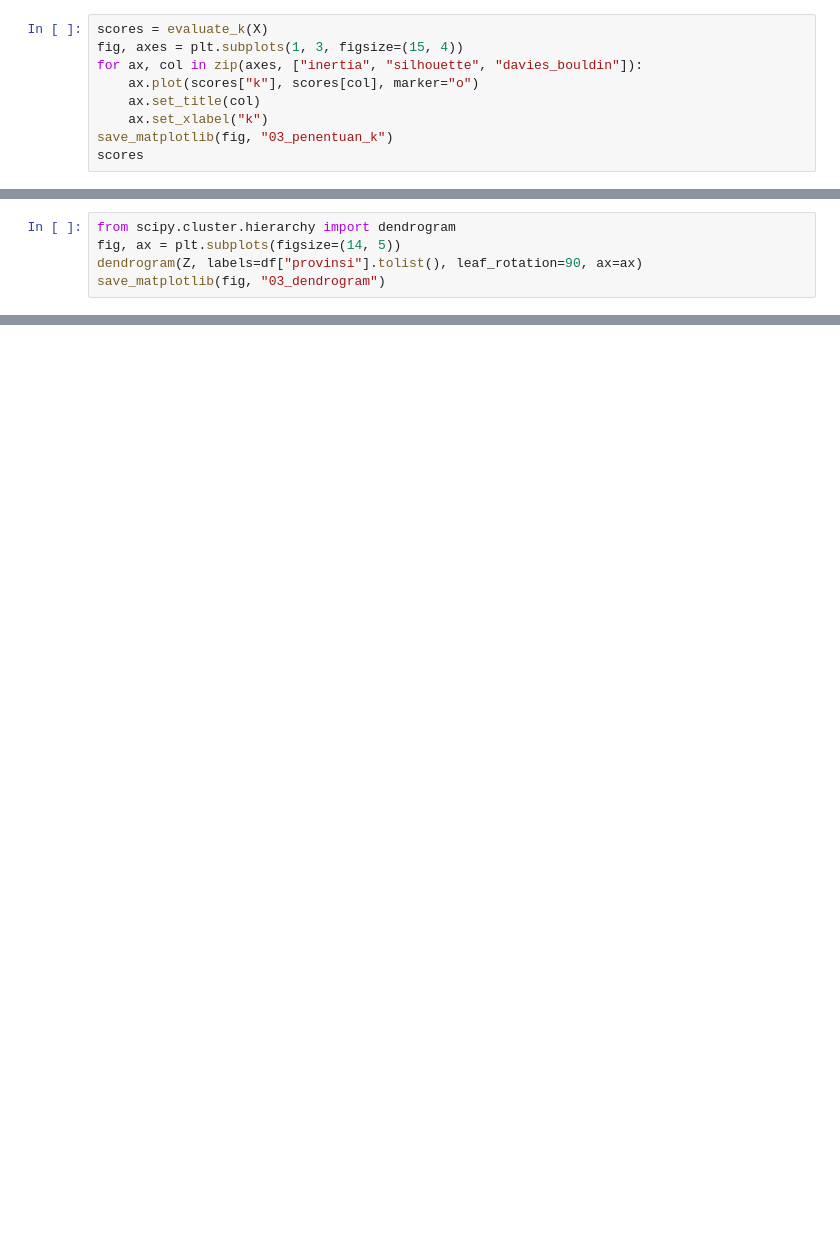
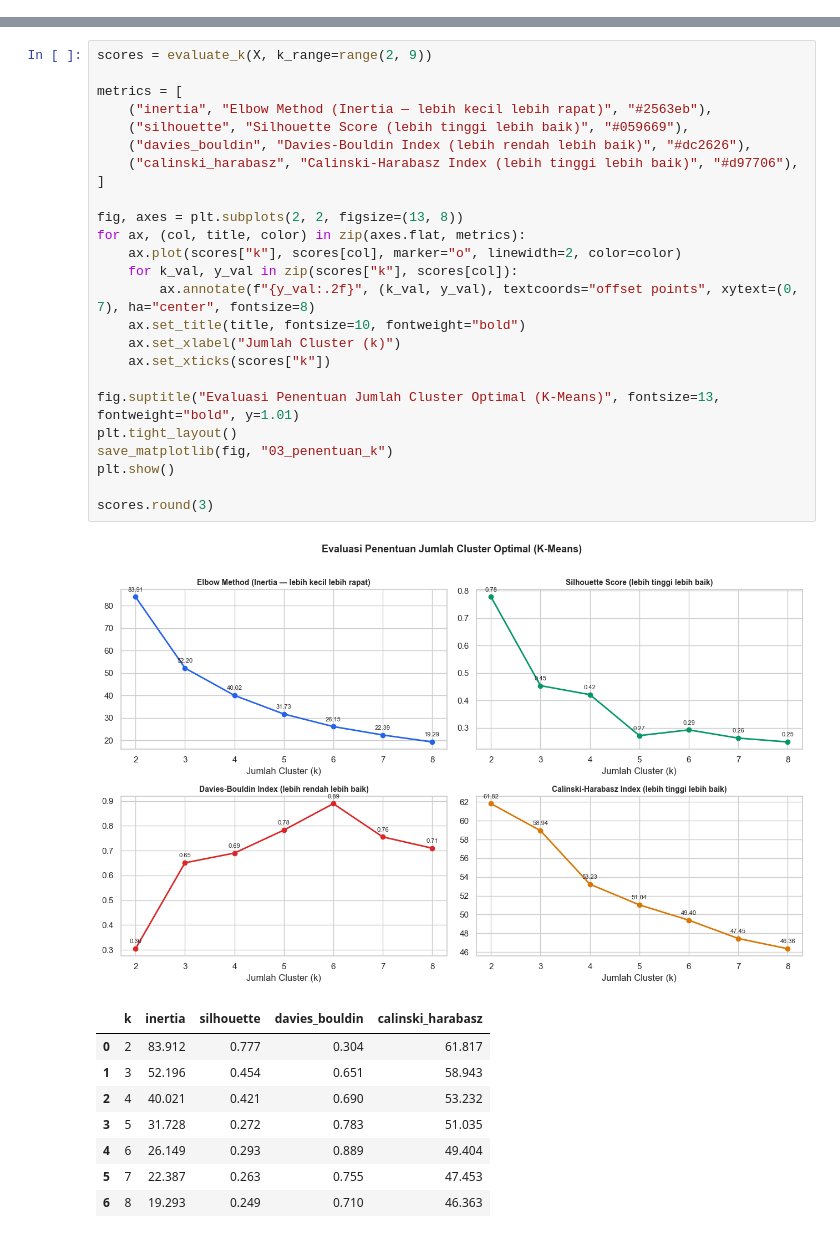
Before and after one commit to jansv7/indo-digital-divide-clustering, a Jupyter notebook: notebooks/03_clustering_modeling.ipynb, the cells around one changed output, grey strips where cells are left out. Drawn from its saved outputs; the diff is of its cells as text; blank space fills up the shorter version.

```diff
--- a/notebooks/03_clustering_modeling.ipynb
+++ b/notebooks/03_clustering_modeling.ipynb
@@ -24,9 +48,0 @@ X, scaler = scale_features(df, FEATURES)
-# %%
-scores = evaluate_k(X)
-fig, axes = plt.subplots(1, 3, figsize=(15, 4))
-for ax, col in zip(axes, ["inertia", "silhouette", "davies_bouldin"]):
-    ax.plot(scores["k"], scores[col], marker="o")
-    ax.set_title(col)
-    ax.set_xlabel("k")
-save_matplotlib(fig, "03_penentuan_k")
-scores
@@ -44,5 +48,0 @@ print("ARI K-Means vs Ward:", round(agreement(km.labels_, ward_labels), 3))
-# %%
-from scipy.cluster.hierarchy import dendrogram
-fig, ax = plt.subplots(figsize=(14, 5))
-dendrogram(Z, labels=df["provinsi"].tolist(), leaf_rotation=90, ax=ax)
-save_matplotlib(fig, "03_dendrogram")
@@ -66,0 +59,35 @@ df.to_csv(CLUSTER_FILE, index=False)
+# %%
+scores = evaluate_k(X, k_range=range(2, 9))
+
+metrics = [
+    ("inertia", "Elbow Method (Inertia — lebih kecil lebih rapat)", "#2563eb"),
+    ("silhouette", "Silhouette Score (lebih tinggi lebih baik)", "#059669"),
+    ("davies_bouldin", "Davies-Bouldin Index (lebih rendah lebih baik)", "#dc2626"),
+    ("calinski_harabasz", "Calinski-Harabasz Index (lebih tinggi lebih baik)", "#d97706"),
+]
+
+fig, axes = plt.subplots(2, 2, figsize=(13, 8))
+for ax, (col, title, color) in zip(axes.flat, metrics):
+    ax.plot(scores["k"], scores[col], marker="o", linewidth=2, color=color)
+    for k_val, y_val in zip(scores["k"], scores[col]):
+        ax.annotate(f"{y_val:.2f}", (k_val, y_val), textcoords="offset points", xytext=(0, 7), ha="center", fontsize=8)
+    ax.set_title(title, fontsize=10, fontweight="bold")
+    ax.set_xlabel("Jumlah Cluster (k)")
+    ax.set_xticks(scores["k"])
+
+fig.suptitle("Evaluasi Penentuan Jumlah Cluster Optimal (K-Means)", fontsize=13, fontweight="bold", y=1.01)
+plt.tight_layout()
+save_matplotlib(fig, "03_penentuan_k")
+plt.show()
+
+scores.round(3)
+# %% [output]
+[figure, added]
+|  | k | inertia | silhouette | davies_bouldin | calinski_harabasz |
+| 0 | 2 | 83.912 | 0.777 | 0.304 | 61.817 |
+| 1 | 3 | 52.196 | 0.454 | 0.651 | 58.943 |
+| 2 | 4 | 40.021 | 0.421 | 0.690 | 53.232 |
+| 3 | 5 | 31.728 | 0.272 | 0.783 | 51.035 |
+| 4 | 6 | 26.149 | 0.293 | 0.889 | 49.404 |
+| 5 | 7 | 22.387 | 0.263 | 0.755 | 47.453 |
+| 6 | 8 | 19.293 | 0.249 | 0.710 | 46.363 |
```
Also changed, not shown: parts of 28 cells of this notebook, 19 other files.
